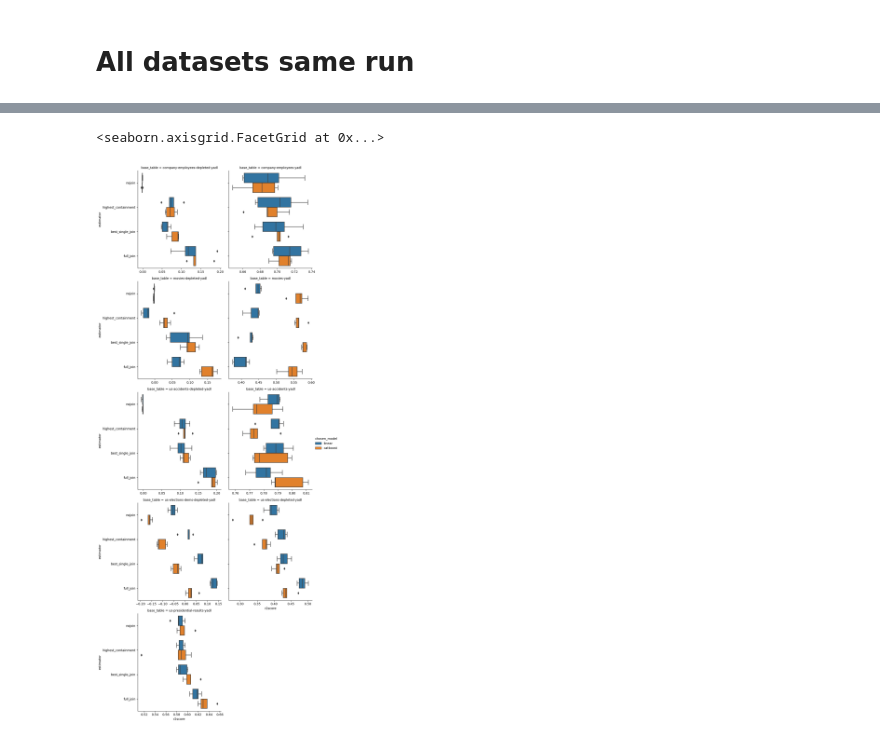
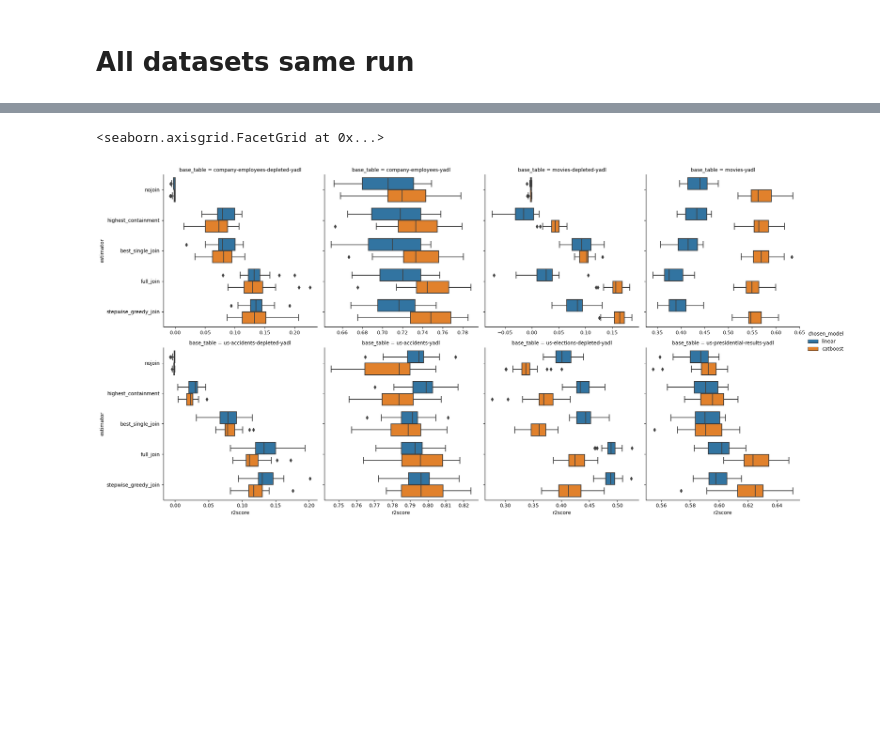
Before and after one commit to rcap107/retrieve-merge-predict, a Jupyter notebook: notebooks/Study results.ipynb, the cells around one changed output, grey strips where cells are left out. Drawn from its saved outputs; the diff is of its cells as text; code cells hidden in the pictures; blank space fills up the shorter version.

Commit message:
Updated results notebook + formatting

```diff
--- a/notebooks/Study results.ipynb
+++ b/notebooks/Study results.ipynb
@@ -186,5 +47,12 @@ run_name = "0185-zlt20ltk"
+# %%
+run_name = "0187-ddrbjfv1"
+# run_name = "0185-zlt20ltk"
+# run_name = "0185-zlt20ltk"
+run_path = (
+    "/home/soda/rcappuzz/work/benchmark-join-suggestions/results/logs/0209-hbd3ko7t"
+)
 # %%
-df_raw = read_logs(run_name)
+df_raw = read_logs(exp_path=run_path)
 # %%
 df_ = df_raw.select(
     pl.col(
@@ -229,8 +75,24 @@ pivot_based_on_value(melted, "r2score")
 # %%
-col_order=df_raw.select(pl.col("base_table").unique()).sort("base_table").to_series().to_list()
+col_order = (
+    df_raw.select(pl.col("base_table").unique())
+    .sort("base_table")
+    .to_series()
+    .to_list()
+)
+col_wrap = 4
 # %%
-sns.catplot(data=df_raw.to_pandas(), x="r2score", y="estimator", hue="chosen_model", kind="box", col="base_table", sharex=False, col_wrap=2, col_order=col_order)
+sns.catplot(
+    data=df_raw.to_pandas(),
+    x="r2score",
+    y="estimator",
+    hue="chosen_model",
+    kind="box",
+    col="base_table",
+    sharex=False,
+    col_wrap=col_wrap,
+    col_order=col_order,
+)
 # %% [output]
 <seaborn.axisgrid.FacetGrid at 0x...>
-[figure, old version]
+[figure, new version]
 # %%
```
Also changed, not shown: parts of 60 cells of this notebook.
